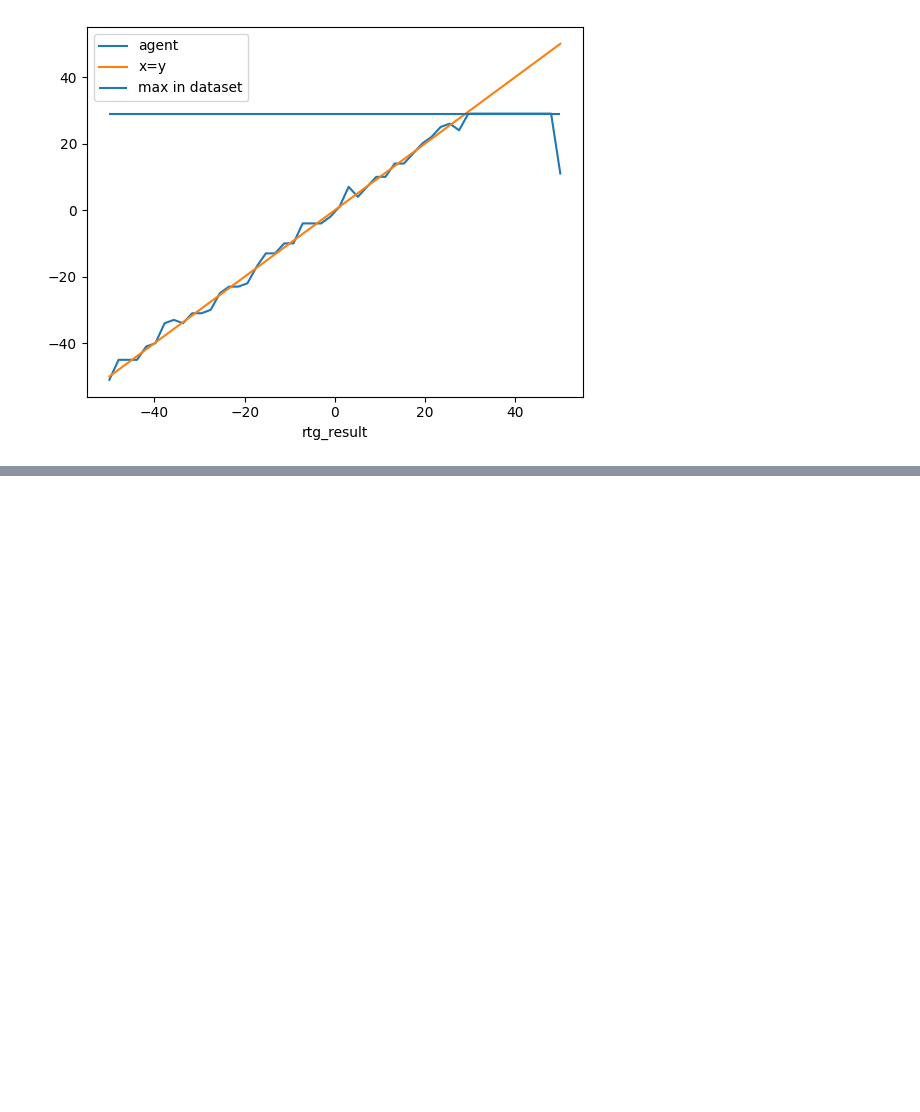
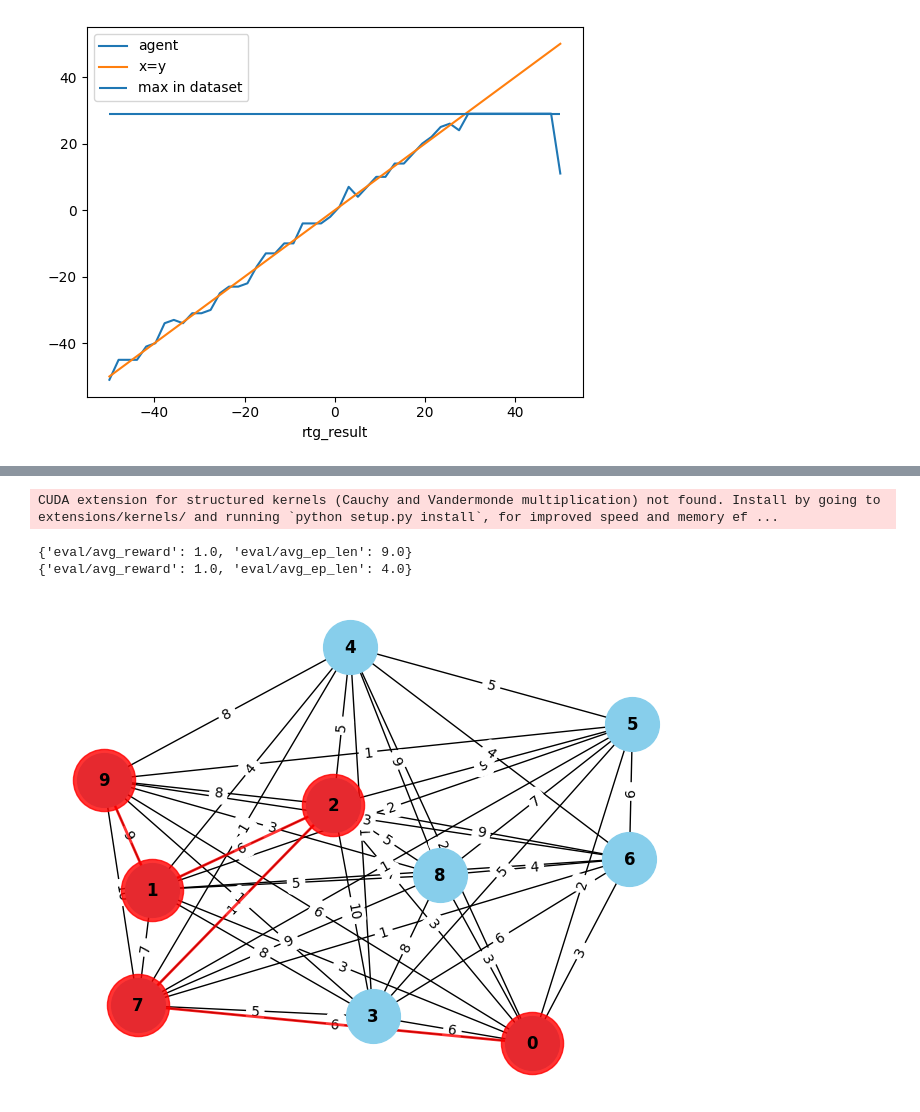
Before and after one commit to Shayan-P/RL-credit-assignment-experiment, a Jupyter notebook: final_experiments/random-walk-comparison.ipynb, the cells around one changed output, grey strips where cells are left out. Drawn from its saved outputs; the diff is of its cells as text; code cells hidden in the pictures; blank space fills up the shorter version.

```diff
--- a/final_experiments/random-walk-comparison.ipynb
+++ b/final_experiments/random-walk-comparison.ipynb
@@ -99,0 +114,16 @@ KeyboardInterrupt:
+# %%
+from algorithms.evaluate_policy import evaluate_policy
+
+policy = comparison_experiment.make_dt_policy(rtg=0)
+print(evaluate_policy(policy, env, num_eval_ep=20))
+
+policy = comparison_experiment.make_s4_policy(rtg=0)
+print(evaluate_policy(policy, env, num_eval_ep=20))
+# %% [output]
+CUDA extension for structured kernels (Cauchy and Vandermonde multiplication) not found. Install by going to extensions/kernels/ and running `python setup.py install`, for improved speed and memory ef ...
+{'eval/avg_reward': 1.0, 'eval/avg_ep_len': 9.0}
+{'eval/avg_reward': 1.0, 'eval/avg_ep_len': 4.0}
+# %%
+env.render()
+# %% [output]
+[figure, added]
```
Also changed, not shown: parts of 1 cell of this notebook, 1 other file.
